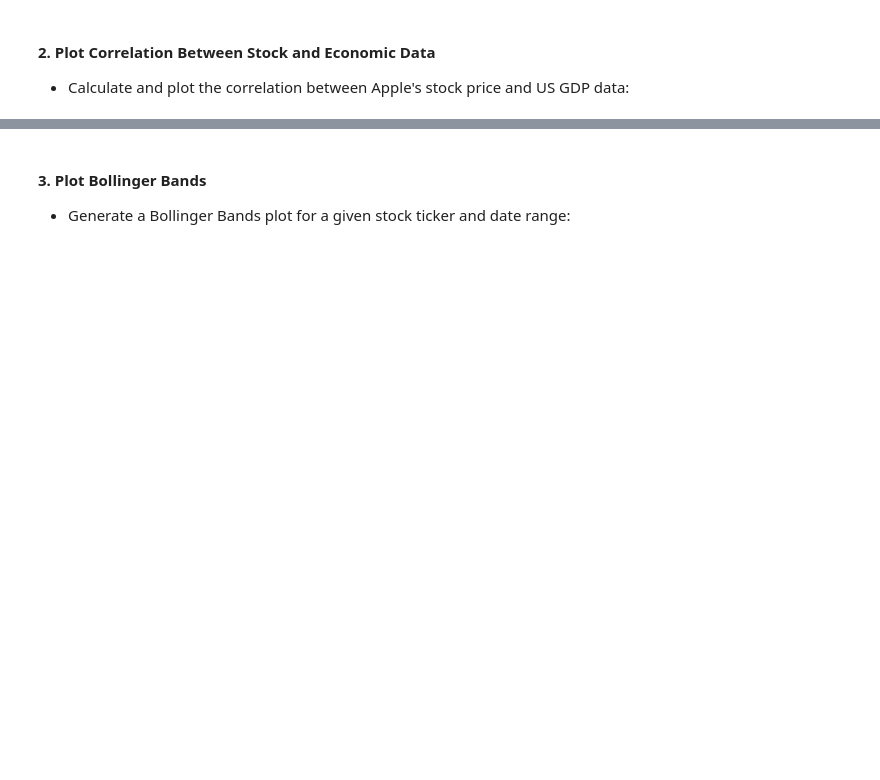
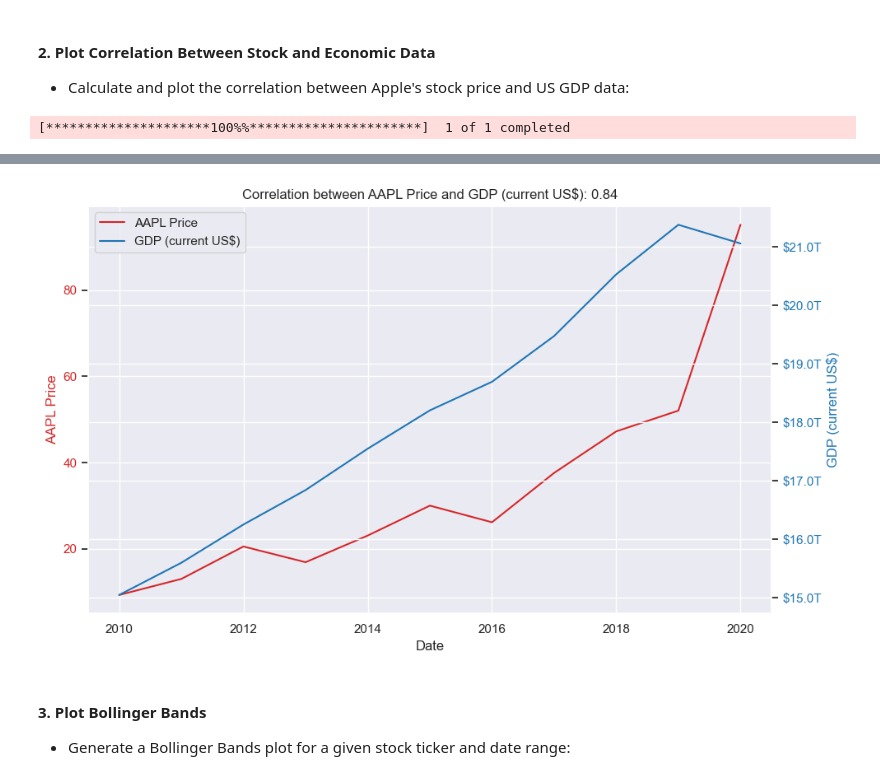
Before and after one commit to Tonij10/EcoStock, a Jupyter notebook: notebooks/usage_examples.ipynb, the cells around one changed output, grey strips where cells are left out. Saved outputs shown, nothing was run; the diff lists cells and outputs as text; code cells hidden in the pictures; blank space fills up the shorter version.

```diff
--- a/notebooks/usage_examples.ipynb
+++ b/notebooks/usage_examples.ipynb
@@ -156,4 +231,6 @@ candlestick('AAPL', '2022-01-01', '2022-12-31')
 
 - Calculate and plot the correlation between Apple's stock price and US GDP data:
 # %%
-correlation('AAPL', 'NY.GDP.MKTP.CD', 'US', '2010-01-01', '2020-12-31')
+correlation('AAPL', 'NY.GDP.MKTP.CD', 'US', '2010', '2020')
+# %% [output]
+[*********************100%%**********************]  1 of 1 completed
@@ -160,3 +238,4 @@ correlation('AAPL', 'NY.GDP.MKTP.CD', 'US', '2010-01-01', '2020-12-31')
+[figure, added]
 # %% [markdown]
 #### 3. **Plot Bollinger Bands**
 
```
Also changed, not shown: parts of 25 cells of this notebook.
